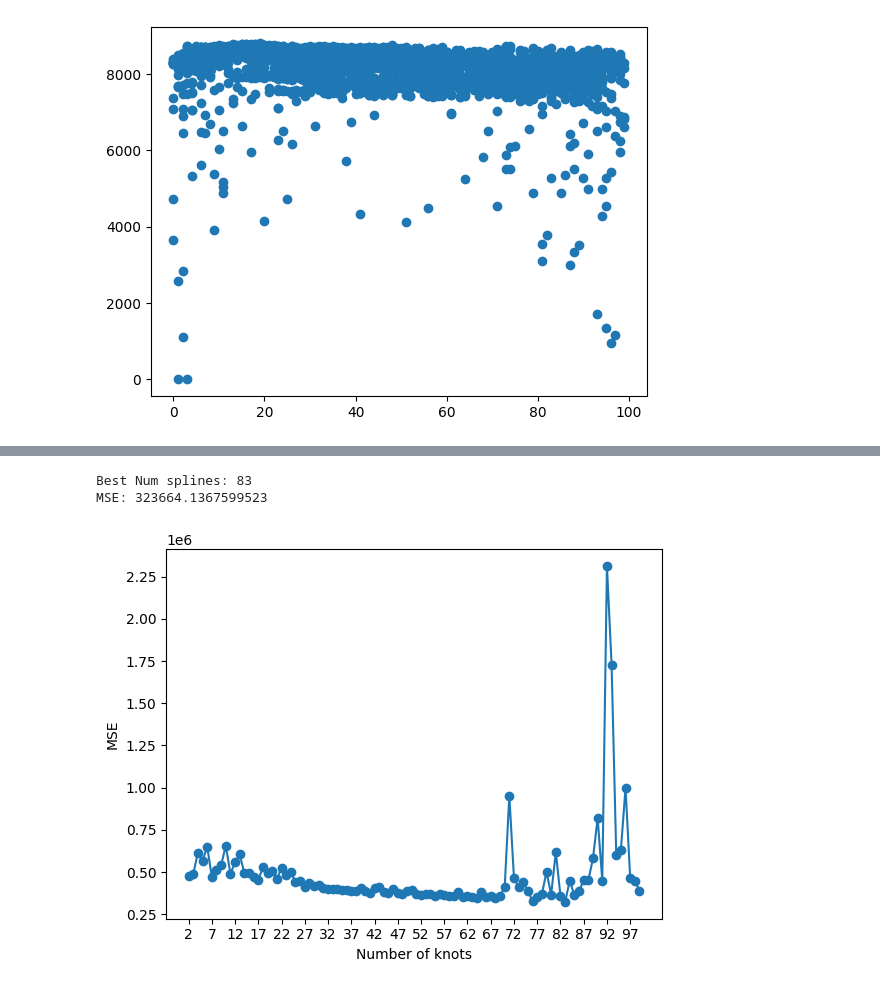
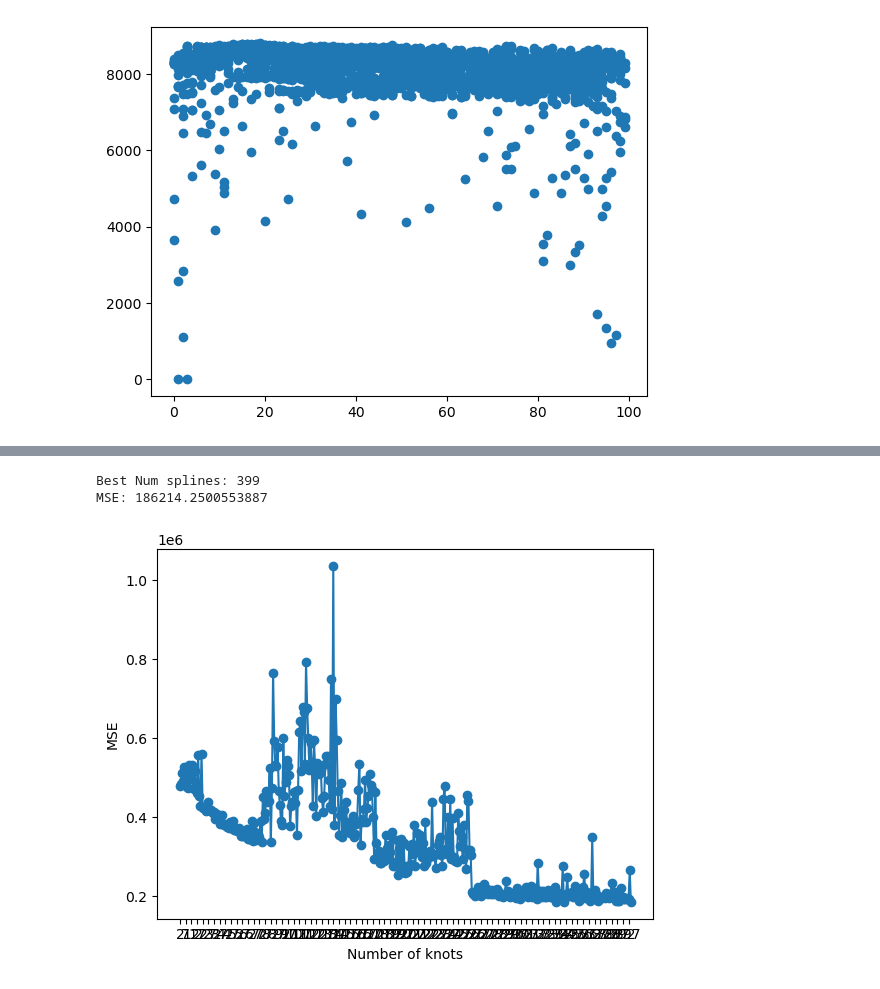
Before and after one commit to dobsonco/CMSE381_HO, a Jupyter notebook: Project.ipynb, the cells around one changed output, grey strips where cells are left out. Cells and saved outputs as stored; diff of their text form; code cells hidden in the pictures.

```diff
--- a/Project.ipynb
+++ b/Project.ipynb
@@ -314,23 +292,22 @@ print(mean_squared_error(y,yhat))
 # %%
-numsplines = list(range(2,100))
+numsplines = list(range(2,400))
 errors = []
 for i in numsplines:
     polyfit = make_pipeline(SplineTransformer(n_knots=i, degree=3), LinearRegression())
     polyfit.fit(X,y)
     errors.append(mean_squared_error(polyfit.predict(X),y))
 
 bestdegree = np.argmin(errors)+2
 print("Best Num splines:",bestdegree,"\nMSE:",errors[bestdegree-2])
 
 plt.xlabel('Number of knots')
 plt.ylabel('MSE')
-plt.xticks(np.arange(2,max(numsplines),5))
 plt.plot(numsplines,errors)
 plt.scatter(numsplines,errors);
 # %% [output]
-Best Num splines: 83
-MSE: 323664.1367599523
+Best Num splines: 399
+MSE: 186214.2500553887
-[figure, old version]
+[figure, new version]
 # %%
 polyfit = make_pipeline(SplineTransformer(n_knots=bestdegree, degree=3), LinearRegression())
 polyfit.fit(X,y)
```
Also changed, not shown: parts of 24 cells of this notebook.
